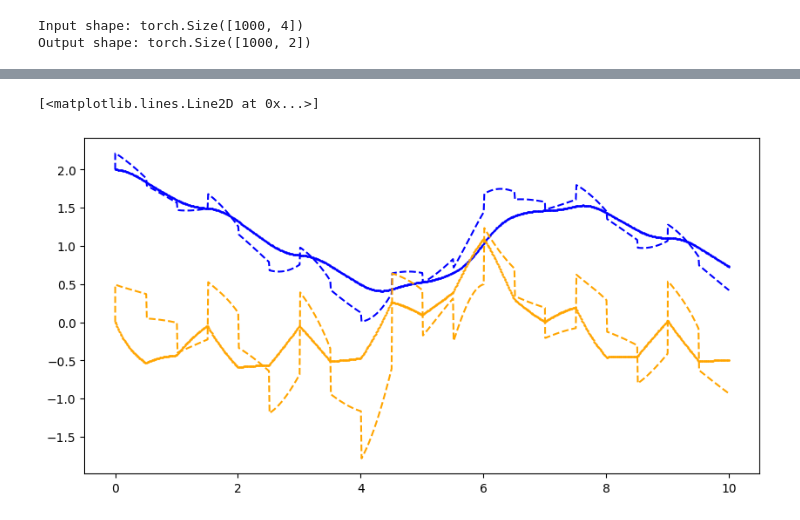
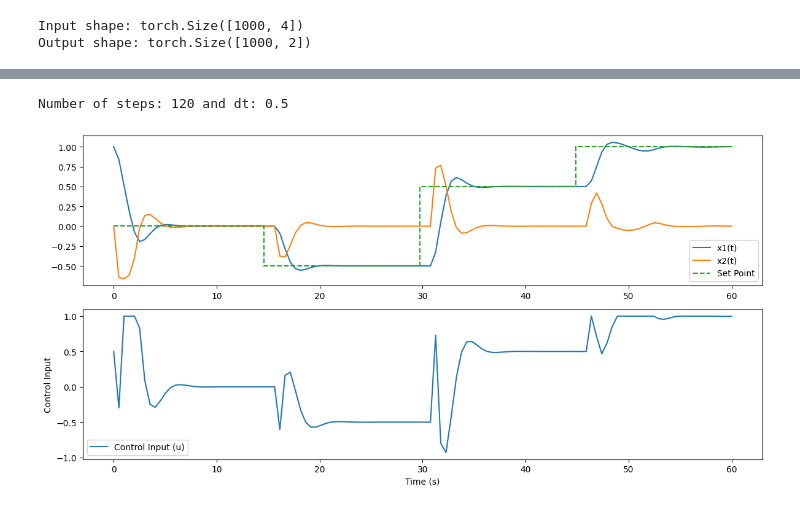
Before and after one commit to costasmexis/ML4MPC, a Jupyter notebook: pympc/Notebook_PINC_paper.ipynb, the cells around one changed output, grey strips where cells are left out. Saved outputs shown, nothing was run; the diff lists cells and outputs as text; code cells hidden in the pictures.

```diff
--- a/pympc/Notebook_PINC_paper.ipynb
+++ b/pympc/Notebook_PINC_paper.ipynb
@@ -170,7 +185,7 @@ for epoch in tqdm(range(NUM_EPOCHS)):
     preds = net.forward(in_train)
     X1_pred = preds[:, 0].view(-1, 1)
     X2_pred = preds[:, 1].view(-1, 1)
-    loss_data = (torch.mean((X1_pred - out_train[:, 0].view(-1, 1))**2) + torch.mean((X2_pred - out_train[:, 1].view(-1, 1))**2)) / 2
+    loss_data = torch.mean((torch.mean((X1_pred - out_train[:, 0].view(-1, 1))**2) + torch.mean((X2_pred - out_train[:, 1].view(-1, 1))**2)))
     loss_ode = loss_fn(net)
     loss = w_data * loss_data + w_ode * loss_ode
     loss.backward()
@@ -179,6 +194,7 @@ for epoch in tqdm(range(NUM_EPOCHS)):
 
     if epoch % 1000 == 0:
         print(f"Epoch {epoch}: Loss = {loss.item():.4e}, Data Loss = {loss_data.item():.4e}, ODE Loss = {loss_ode.item():.4e}")
+
     # Early stopping
     if loss.item() < best_loss - threshold:
         best_loss = loss.item()
@@ -243,11 +247,44 @@ for i in range(len(df)):
     x2_preds.append(x_k[1].item())
 # %%
 plt.figure(figsize=(10, 5))
-plt.scatter(df['t'], df['x1'], label="x1(t)", color='blue', s=0.5)
-plt.scatter(df['t'], df['x2'], label="x2(t)", color='orange', s=0.5)
+plt.scatter(df['t'], df['x1'], label="x1(t)", color='blue', s=10)
+plt.scatter(df['t'], df['x2'], label="x2(t)", color='orange', s=10)
 
 plt.plot(t_test.detach().cpu().numpy(), x1_preds, label="x1_pred(t)", color='blue', linestyle='--')
 plt.plot(t_test.detach().cpu().numpy(), x2_preds, label="x2_pred(t)", color='orange', linestyle='--')
-# %% [output]
-[<matplotlib.lines.Line2D at 0x...>]
-[figure, removed]
+# %%
+# MPC parameters
+T_START, T_END = 0.0, 60.0
+TIME_RANGE = T_END - T_START
+dt = 0.5                         # Time step
+L = int(TIME_RANGE / dt)         # Simulation steps
+N_p = 5                         # Prediction horizon
+Q = 10                            # Weight for tracking
+R = 1                          # Weight for control effort
+Q_term = 0.0                     # Weight for terminal state
+OPTIMIZATION_METHOD = 'SLSQP'    # Optimization method. Other options: 'SLSQP, 'L-BFGS-B', 'trust-constr', 'COBYLA', 'Powell', 'Nelder-Mead'
+ODE_SOLVER = 'RK45'
+
+BOUNDS = [(U_MIN, U_MAX) for _ in range(N_p)]  # Bounds for pedal position
+
+print(f'Number of steps: {L} and dt: {dt}')
+
+# Van der Pol oscillator dynamic system with time-varying u
+def system_dynamics(t, x: float, u: float):
+    return np.array([x[1], MU * (1 - x[0] ** 2) * x[1] - x[0] + u])
+
+def solve_ode(ode: callable, t_span: list, y0: list, method: str, t_eval: list, args: tuple) -> solve_ivp:
+    sol = solve_ivp(ode, t_span=t_span, y0=y0, method=method, args=args, t_eval=t_eval)
+    return sol
+# %% [output]
+Number of steps: 120 and dt: 0.5
+# %%
+def set_point(t):
+    if t <= 15:
+        return 0
+    elif t <= 30:
+        return -0.5
+    elif t <= 45:
+        return 0.5
+    else:
+        return 1
@@ -253,0 +306,34 @@ plt.plot(t_test.detach().cpu().numpy(), x2_preds, label="x2_pred(t)", color='ora
+# %%
+x1 = np.zeros(L)
+x2 = np.zeros(L)
+x1[0] = 1.0
+x2[0] = 0.0
+u = np.ones(L) * 0.5
+
+for i in tqdm(range(L-1)):
+    t = i * dt
+    x_sp = set_point(t)
+    res = minimize(cost_function, np.zeros(N_p), args=(x1[i], x2[i], x_sp), bounds=BOUNDS, method=OPTIMIZATION_METHOD)
+    u_new = res.x[0]
+    u[i + 1] = u_new
+    sol = solve_ode(system_dynamics, t_span=[0, dt], y0=[x1[i], x2[i]], method=ODE_SOLVER, t_eval=[dt], args=(u_new,))
+    x1[i + 1] = sol.y[0][-1]
+    x2[i + 1] = sol.y[1][-1]
+# %%
+time = np.linspace(T_START, T_END, L)
+plt.figure(figsize=(12, 6))
+plt.subplot(2,1,1)
+plt.plot(time, x1, label='x1(t)')
+plt.plot(time, x2, label='x2(t)')
+plt.step(time, [set_point(t) for t in time], label='Set Point', linestyle='--')
+plt.legend()
+
+plt.subplot(2,1,2)
+plt.plot(time, u, label='Control Input (u)')
+plt.xlabel('Time (s)')
+plt.ylabel('Control Input')
+plt.legend()
+plt.tight_layout()
+plt.show()
+# %% [output]
+[figure, added]
```
Also changed, not shown: parts of 9 cells of this notebook, 1 other file.
